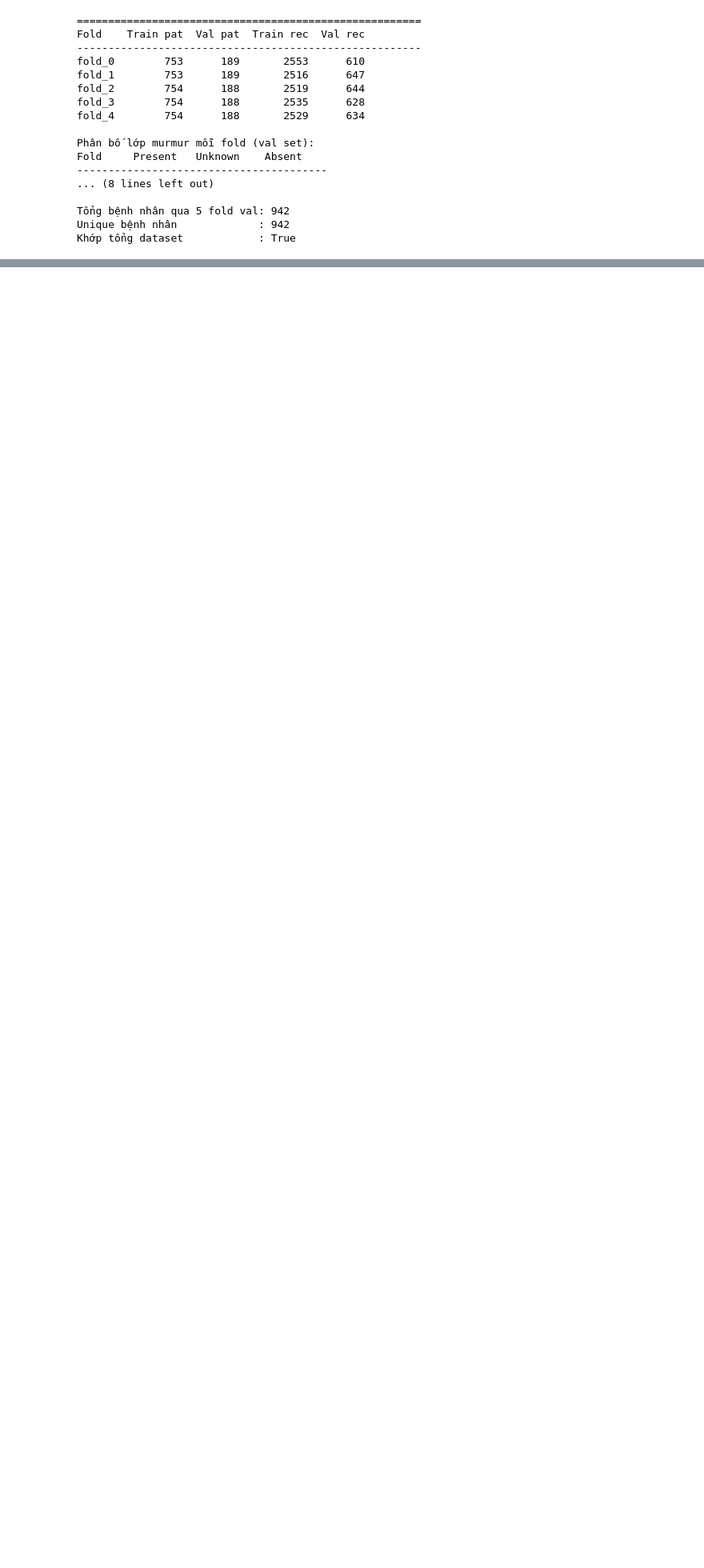
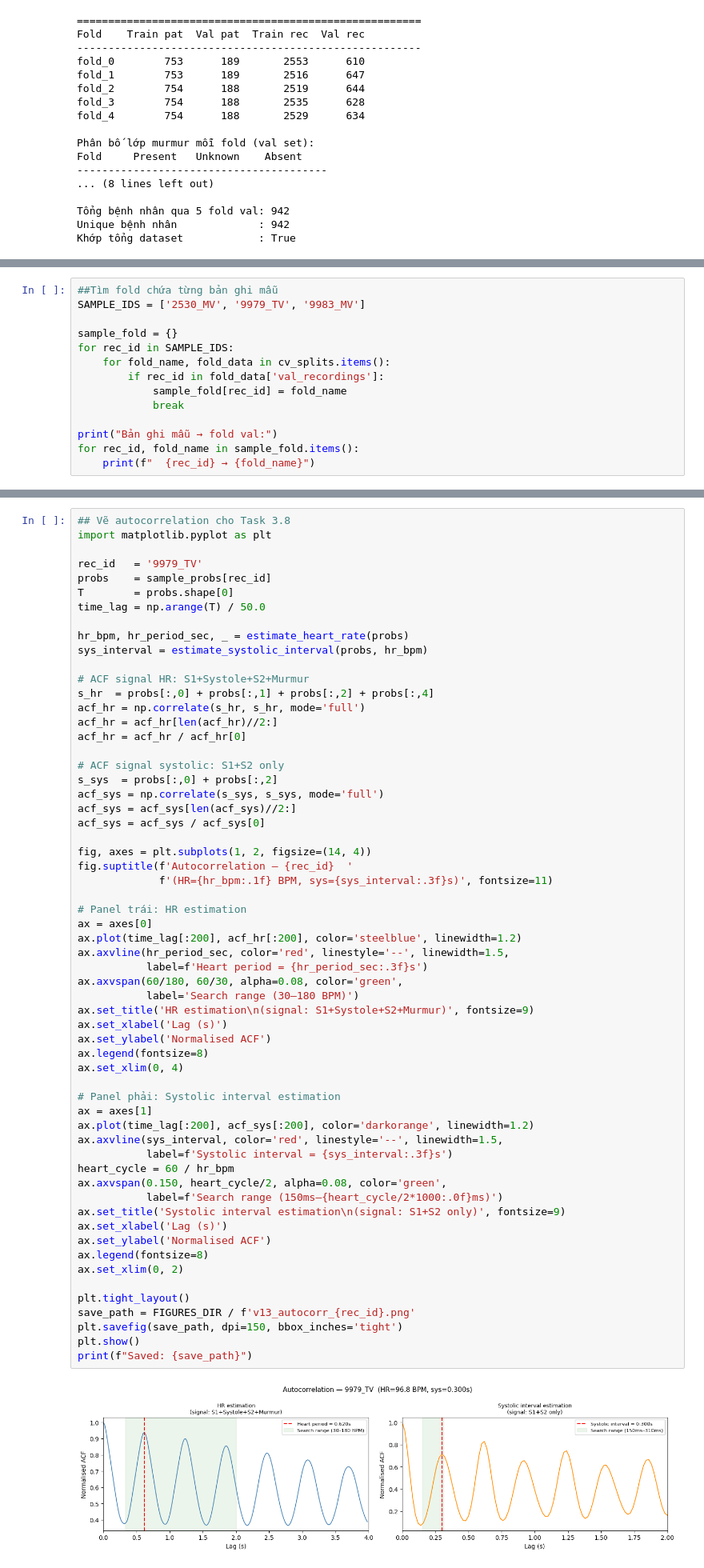
Before and after one commit to Thaobui3110/Heart_murmur-detection, a Jupyter notebook: heart-murmur-detection/notebooks/03_model_reproduction.ipynb, the cells around one changed output, grey strips where cells are left out. Shown at 80% size. Drawn from its saved outputs; the diff is of its cells as text; blank space fills up the shorter version.

```diff
--- a/heart-murmur-detection/notebooks/03_model_reproduction.ipynb
+++ b/heart-murmur-detection/notebooks/03_model_reproduction.ipynb
@@ -1083,0 +863,14 @@ Backward pass: 64.09s
+# %%
+##Tìm fold chứa từng bản ghi mẫu
+SAMPLE_IDS = ['2530_MV', '9979_TV', '9983_MV']
+
+sample_fold = {}
+for rec_id in SAMPLE_IDS:
+    for fold_name, fold_data in cv_splits.items():
+        if rec_id in fold_data['val_recordings']:
+            sample_fold[rec_id] = fold_name
+            break
+
+print("Bản ghi mẫu → fold val:")
+for rec_id, fold_name in sample_fold.items():
+    print(f"  {rec_id} → {fold_name}")
@@ -1083,0 +1120,62 @@ Backward pass: 64.09s
+# %%
+## Vẽ autocorrelation cho Task 3.8
+import matplotlib.pyplot as plt
+
+rec_id   = '9979_TV'
+probs    = sample_probs[rec_id]
+T        = probs.shape[0]
+time_lag = np.arange(T) / 50.0
+
+hr_bpm, hr_period_sec, _ = estimate_heart_rate(probs)
+sys_interval = estimate_systolic_interval(probs, hr_bpm)
+
+# ACF signal HR: S1+Systole+S2+Murmur
+s_hr  = probs[:,0] + probs[:,1] + probs[:,2] + probs[:,4]
+acf_hr = np.correlate(s_hr, s_hr, mode='full')
+acf_hr = acf_hr[len(acf_hr)//2:]
+acf_hr = acf_hr / acf_hr[0]
+
+# ACF signal systolic: S1+S2 only
+s_sys  = probs[:,0] + probs[:,2]
+acf_sys = np.correlate(s_sys, s_sys, mode='full')
+acf_sys = acf_sys[len(acf_sys)//2:]
+acf_sys = acf_sys / acf_sys[0]
+
+fig, axes = plt.subplots(1, 2, figsize=(14, 4))
+fig.suptitle(f'Autocorrelation — {rec_id}  '
+             f'(HR={hr_bpm:.1f} BPM, sys={sys_interval:.3f}s)', fontsize=11)
+
+# Panel trái: HR estimation
+ax = axes[0]
+ax.plot(time_lag[:200], acf_hr[:200], color='steelblue', linewidth=1.2)
+ax.axvline(hr_period_sec, color='red', linestyle='--', linewidth=1.5,
+           label=f'Heart period = {hr_period_sec:.3f}s')
+ax.axvspan(60/180, 60/30, alpha=0.08, color='green',
+           label='Search range (30–180 BPM)')
+ax.set_title('HR estimation\n(signal: S1+Systole+S2+Murmur)', fontsize=9)
+ax.set_xlabel('Lag (s)')
+ax.set_ylabel('Normalised ACF')
+ax.legend(fontsize=8)
+ax.set_xlim(0, 4)
+
+# Panel phải: Systolic interval estimation
+ax = axes[1]
+ax.plot(time_lag[:200], acf_sys[:200], color='darkorange', linewidth=1.2)
+ax.axvline(sys_interval, color='red', linestyle='--', linewidth=1.5,
+           label=f'Systolic interval = {sys_interval:.3f}s')
+heart_cycle = 60 / hr_bpm
+ax.axvspan(0.150, heart_cycle/2, alpha=0.08, color='green',
+           label=f'Search range (150ms–{heart_cycle/2*1000:.0f}ms)')
+ax.set_title('Systolic interval estimation\n(signal: S1+S2 only)', fontsize=9)
+ax.set_xlabel('Lag (s)')
+ax.set_ylabel('Normalised ACF')
+ax.legend(fontsize=8)
+ax.set_xlim(0, 2)
+
+plt.tight_layout()
+save_path = FIGURES_DIR / f'v13_autocorr_{rec_id}.png'
+plt.savefig(save_path, dpi=150, bbox_inches='tight')
+plt.show()
+print(f"Saved: {save_path}")
+# %% [output]
+[figure, added]
```
Also changed, not shown: parts of 37 cells of this notebook, 26 other files.
